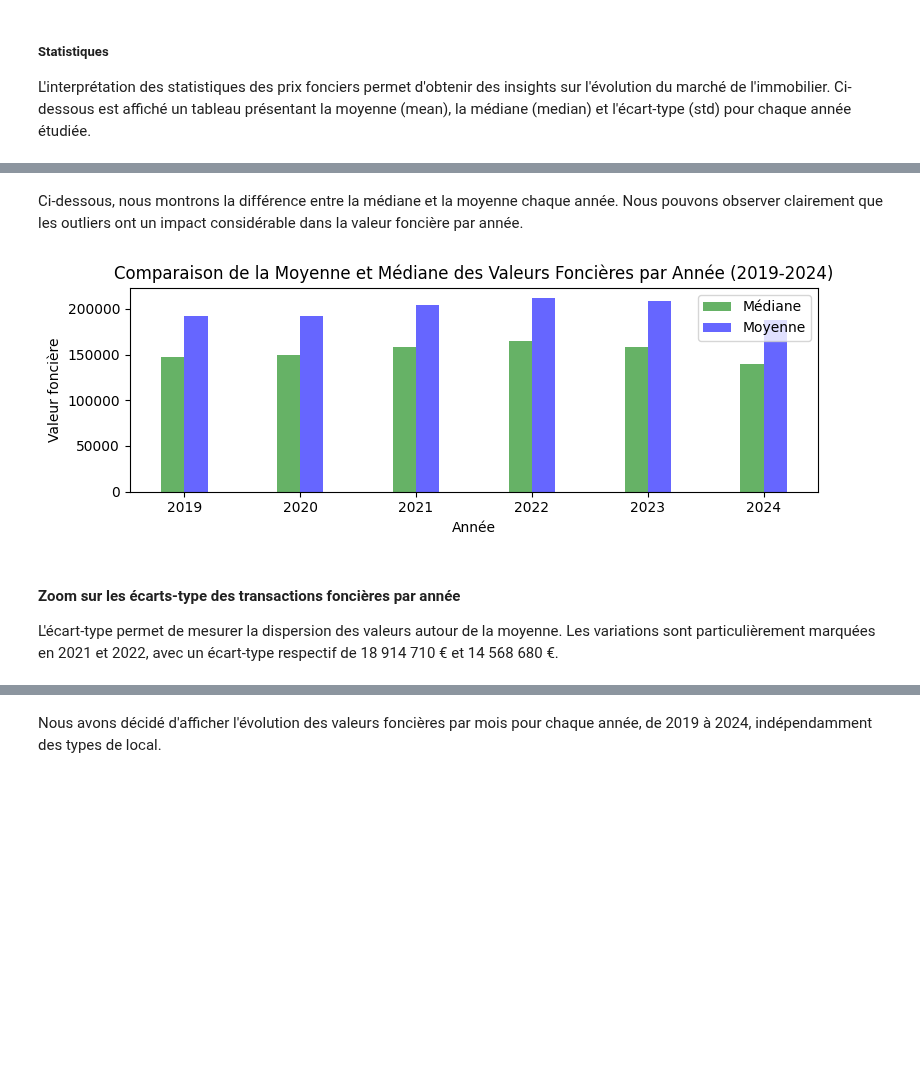
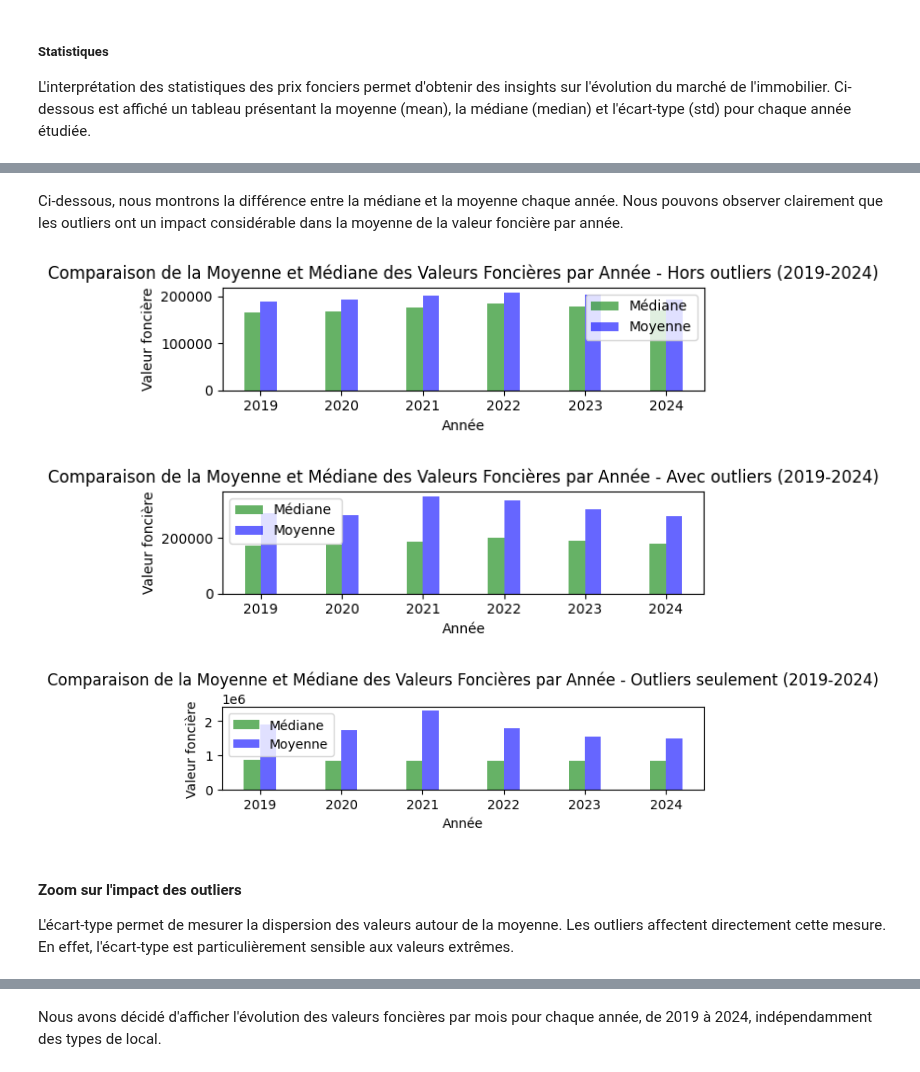
Before and after one commit to Kal3idoscope/Land-data-analysis-French-market, a Jupyter notebook: trends_forecast_.ipynb, the cells around one changed output, grey strips where cells are left out. Saved outputs shown, nothing was run; the diff lists cells and outputs as text; code cells hidden in the pictures; blank space fills up the shorter version.

```diff
--- a/trends_forecast_.ipynb
+++ b/trends_forecast_.ipynb
@@ -69,4 +87,6 @@ dtype: int64
 # %%
 #### CHECK DUPLICATES ####
 df_clean.drop_duplicates(keep='last', inplace=True)
-df_clean.duplicated().sum()
+df_clean = df_clean.sort_values('Date mutation').drop_duplicates(subset=['Valeur fonciere', 'Code postal', 'Commune', 'Nature mutation', 'Annee'], keep='last')
+
+# df_clean.duplicated().sum()
@@ -107,16 +134,9 @@ high_value_properties_sorted = high_values.sort_values('Valeur fonciere', ascend
 # %% [markdown]
 ### Outliers ###
 # %%
-import numpy as np
 Q1 = df_clean['Valeur fonciere'].quantile(0.25)
 Q3 = df_clean['Valeur fonciere'].quantile(0.75)
 IQR = Q3 - Q1
 
 lower_bound = Q1 - 1.5 * IQR
 upper_bound = Q3 + 1.5 * IQR
-
-df_clean['Valeur fonciere log'] = df_clean['Valeur fonciere'].apply(lambda x: np.log(x + 1))  # +1 pour éviter log(0)
-
-outliers = df_clean[(df_clean['Valeur fonciere'] < lower_bound) |
-                    (df_clean['Valeur fonciere'] > upper_bound)]
-outliers.groupby(['Annee', 'Type local'])['Valeur fonciere'].agg(['count', 'mean', 'std'])
@@ -143,8 +144,3 @@ outliers.groupby(['Annee', 'Type local'])['Valeur fonciere'].agg(['count', 'mean
 #### Stock des valeurs outliers ####
 # %% [markdown]
 D'autre part, nous créeons un Data Frame qui exclut les outliers, un autre Data Frame qui inclut les outliers seulement.
-# %%
-median_value = df_clean['Valeur fonciere'].median()
-df_wo_outliers= df_clean.copy()
-df_clean['Valeur fonciere'] = np.where(df_clean['Valeur fonciere'] > upper_bound, upper_bound, df_clean['Valeur fonciere'])
-df_clean['Valeur fonciere'] = np.where(df_clean['Valeur fonciere'] < lower_bound, lower_bound, df_clean['Valeur fonciere'])
@@ -312,25 +382,61 @@ En 2021, la moyenne des valeurs foncières augmente fortement (+65,65%) par rapp
 # %% [markdown]
-Ci-dessous, nous montrons la différence entre la médiane et la moyenne chaque année. Nous pouvons observer clairement que les outliers ont un impact considérable dans la valeur foncière par année.
+Ci-dessous, nous montrons la différence entre la médiane et la moyenne chaque année. Nous pouvons observer clairement que les outliers ont un impact considérable dans la moyenne de la valeur foncière par année.
 # %%
 def plot_comparaison_moyenne_médiane():
-    plt.figure(figsize=(8, 3))
+    plt.figure(figsize=(6, 2))
     # Placer la médiane et la moyenne côte à côte
-    x = mean_peryear['Annee']
+    x = mean_nonoutliers['Annee']
     offset = 0.1
-    plt.bar(x - offset, median_peryear['Valeur fonciere'], width=offset * 2, label='Médiane', color='green', alpha=0.6)
-    plt.bar(x + offset, mean_peryear['Valeur fonciere'], width=offset * 2, label='Moyenne', color='blue', alpha=0.6)
-    plt.title('Comparaison de la Moyenne et Médiane des Valeurs Foncières par Année (2019-2024)')
+    plt.bar(x - offset, median_nonoutliers['Valeur fonciere'], width=offset * 2, label='Médiane', color='green', alpha=0.6)
+    plt.bar(x + offset, mean_nonoutliers['Valeur fonciere'], width=offset * 2, label='Moyenne', color='blue', alpha=0.6)
+    plt.title('Comparaison de la Moyenne et Médiane des Valeurs Foncières par Année - Hors outliers (2019-2024)')
     plt.xlabel('Année')
     plt.ylabel('Valeur foncière')
     plt.legend()
 
     plt.tight_layout()
     plt.show()
 
 plot_comparaison_moyenne_médiane()
+
+def plot_comparaison_moyenne_médiane_all():
+    plt.figure(figsize=(6, 2))
+    # Placer la médiane et la moyenne côte à côte
+    x = mean_outliers['Annee']
+    offset = 0.1
+    plt.bar(x - offset, median_peryear['Valeur fonciere'], width=offset * 2, label='Médiane', color='green', alpha=0.6)
+    plt.bar(x + offset, mean_peryear['Valeur fonciere'], width=offset * 2, label='Moyenne', color='blue', alpha=0.6)
+    plt.title('Comparaison de la Moyenne et Médiane des Valeurs Foncières par Année - Avec outliers (2019-2024)')
+    plt.xlabel('Année')
+    plt.ylabel('Valeur foncière')
+    plt.legend()
+
+    plt.tight_layout()
+    plt.show()
+
+plot_comparaison_moyenne_médiane_all()
+
+def plot_comparaison_moyenne_médiane_outliers():
+    plt.figure(figsize=(6, 2))
+    # Placer la médiane et la moyenne côte à côte
+    x = mean_outliers['Annee']
+    offset = 0.1
+    plt.bar(x - offset, median_outliers['Valeur fonciere'], width=offset * 2, label='Médiane', color='green', alpha=0.6)
+    plt.bar(x + offset, mean_outliers['Valeur fonciere'], width=offset * 2, label='Moyenne', color='blue', alpha=0.6)
+    plt.title('Comparaison de la Moyenne et Médiane des Valeurs Foncières par Année - Outliers seulement (2019-2024)')
+    plt.xlabel('Année')
+    plt.ylabel('Valeur foncière')
+    plt.legend()
+
+    plt.tight_layout()
+    plt.show()
+
+plot_comparaison_moyenne_médiane_outliers()
 # %% [output]
-[figure, old version]
+[figure, new version]
+[figure, added]
+[figure, added]
 # %% [markdown]
-#### Zoom sur les écarts-type des transactions foncières par année ####
+#### Zoom sur l'impact des outliers ####
 
-L'écart-type permet de mesurer la dispersion des valeurs autour de la moyenne. Les variations sont particulièrement marquées en 2021 et 2022, avec un écart-type respectif de 18 914 710 € et 14 568 680 €.
+L'écart-type permet de mesurer la dispersion des valeurs autour de la moyenne. Les outliers affectent directement cette mesure. En effet, l'écart-type est particulièrement sensible aux valeurs extrêmes.
```
Also changed, not shown: parts of 29 cells of this notebook.
